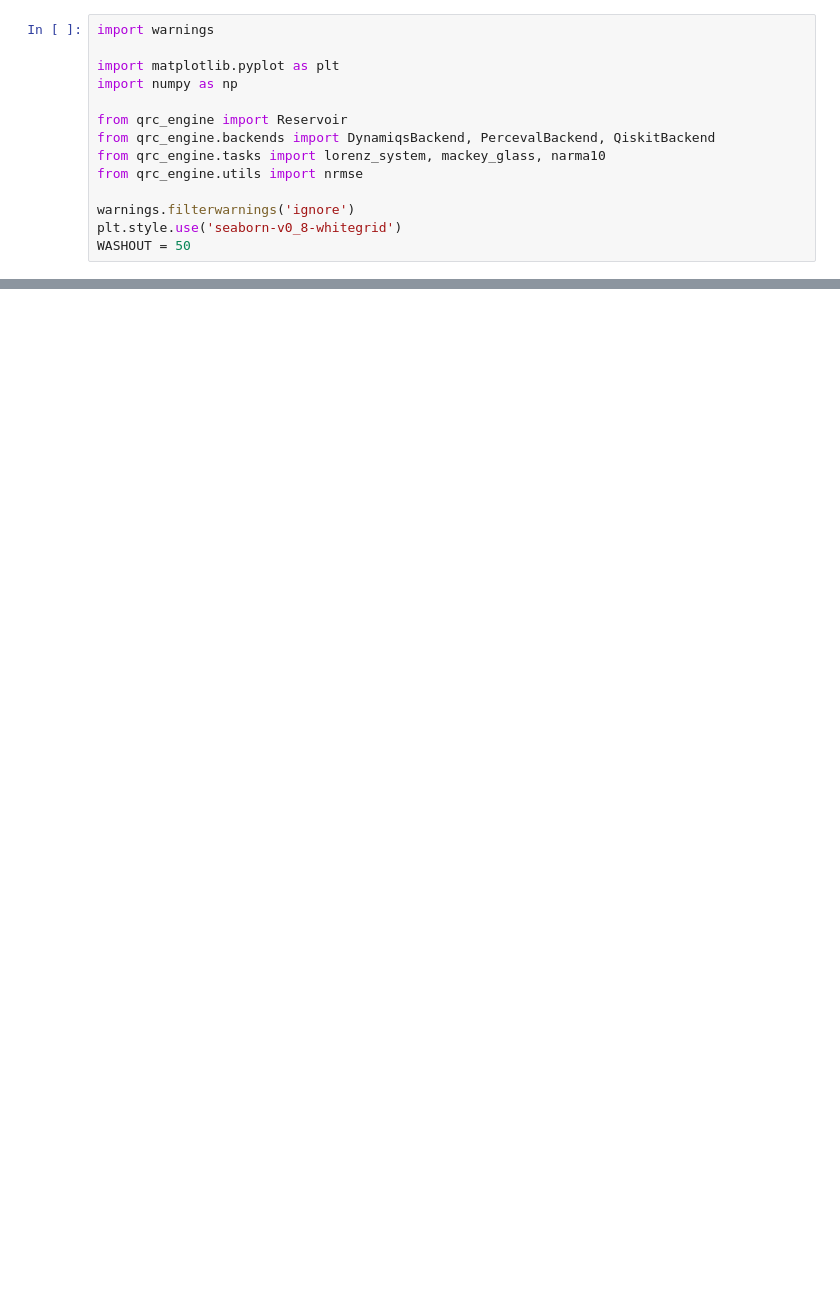
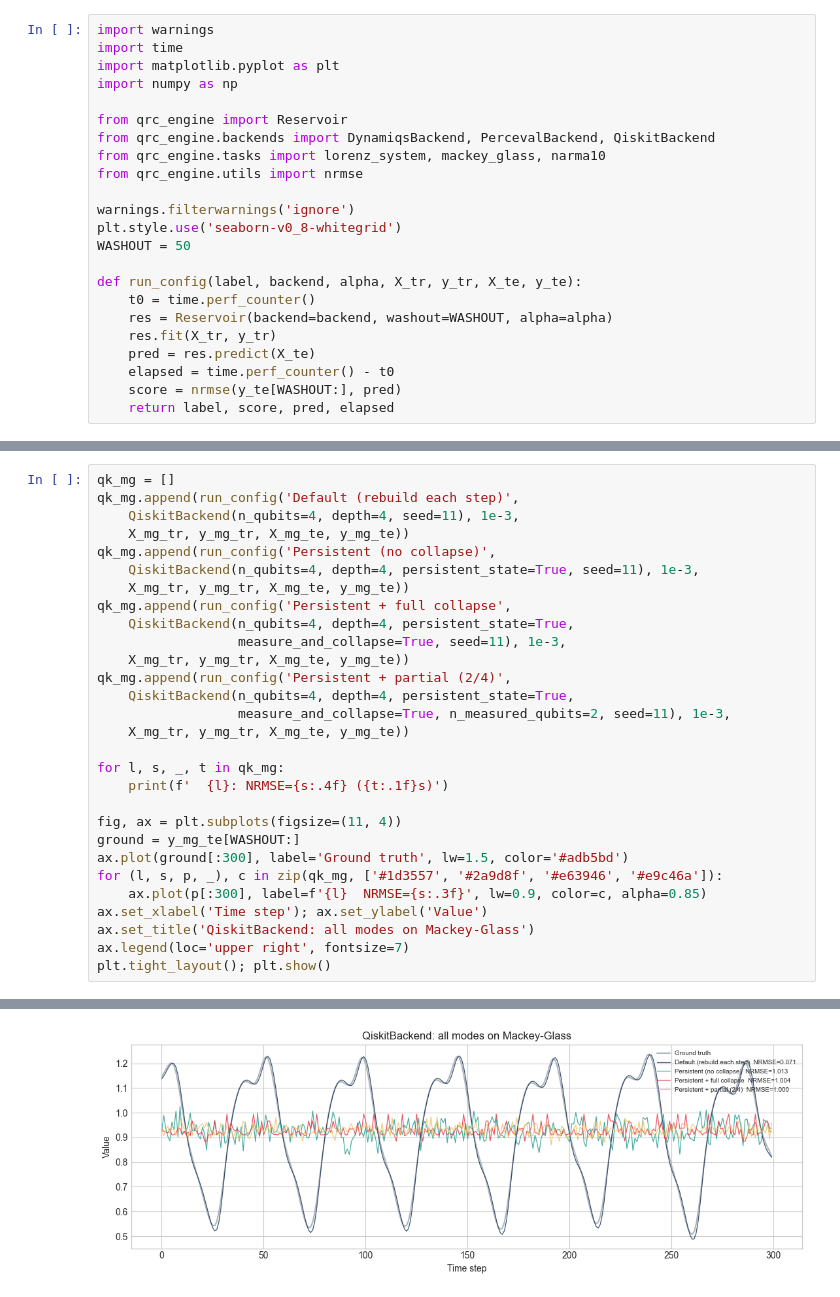
Before and after one commit to melaz2888/qrc-engine, a Jupyter notebook: notebooks/qrc_engine_evaluation.ipynb, the cells around one changed output, grey strips where cells are left out. Drawn from its saved outputs; the diff is of its cells as text; blank space fills up the shorter version.

```diff
--- a/notebooks/qrc_engine_evaluation.ipynb
+++ b/notebooks/qrc_engine_evaluation.ipynb
@@ -7,6 +11,6 @@ All tasks use 2 000 samples (80 / 20 split). Metric: **NRMSE** (lower is better;
 # %%
 import warnings
-
+import time
 import matplotlib.pyplot as plt
 import numpy as np
 
@@ -18,3 +22,12 @@ from qrc_engine.utils import nrmse
 warnings.filterwarnings('ignore')
 plt.style.use('seaborn-v0_8-whitegrid')
 WASHOUT = 50
+
+def run_config(label, backend, alpha, X_tr, y_tr, X_te, y_te):
+    t0 = time.perf_counter()
+    res = Reservoir(backend=backend, washout=WASHOUT, alpha=alpha)
+    res.fit(X_tr, y_tr)
+    pred = res.predict(X_te)
+    elapsed = time.perf_counter() - t0
+    score = nrmse(y_te[WASHOUT:], pred)
+    return label, score, pred, elapsed
@@ -176,0 +45,30 @@ Fock     |       0.9989 |     0.9935
+# %%
+qk_mg = []
+qk_mg.append(run_config('Default (rebuild each step)',
+    QiskitBackend(n_qubits=4, depth=4, seed=11), 1e-3,
+    X_mg_tr, y_mg_tr, X_mg_te, y_mg_te))
+qk_mg.append(run_config('Persistent (no collapse)',
+    QiskitBackend(n_qubits=4, depth=4, persistent_state=True, seed=11), 1e-3,
+    X_mg_tr, y_mg_tr, X_mg_te, y_mg_te))
+qk_mg.append(run_config('Persistent + full collapse',
+    QiskitBackend(n_qubits=4, depth=4, persistent_state=True,
+                  measure_and_collapse=True, seed=11), 1e-3,
+    X_mg_tr, y_mg_tr, X_mg_te, y_mg_te))
+qk_mg.append(run_config('Persistent + partial (2/4)',
+    QiskitBackend(n_qubits=4, depth=4, persistent_state=True,
+                  measure_and_collapse=True, n_measured_qubits=2, seed=11), 1e-3,
+    X_mg_tr, y_mg_tr, X_mg_te, y_mg_te))
+
+for l, s, _, t in qk_mg:
+    print(f'  {l}: NRMSE={s:.4f} ({t:.1f}s)')
+
+fig, ax = plt.subplots(figsize=(11, 4))
+ground = y_mg_te[WASHOUT:]
+ax.plot(ground[:300], label='Ground truth', lw=1.5, color='#adb5bd')
+for (l, s, p, _), c in zip(qk_mg, ['#1d3557', '#2a9d8f', '#e63946', '#e9c46a']):
+    ax.plot(p[:300], label=f'{l}  NRMSE={s:.3f}', lw=0.9, color=c, alpha=0.85)
+ax.set_xlabel('Time step'); ax.set_ylabel('Value')
+ax.set_title('QiskitBackend: all modes on Mackey-Glass')
+ax.legend(loc='upper right', fontsize=7)
+plt.tight_layout(); plt.show()
+# %% [output]
@@ -176,0 +79 @@ Fock     |       0.9989 |     0.9935
+[figure, added]
```
Also changed, not shown: parts of 26 cells of this notebook, 4 other files.
